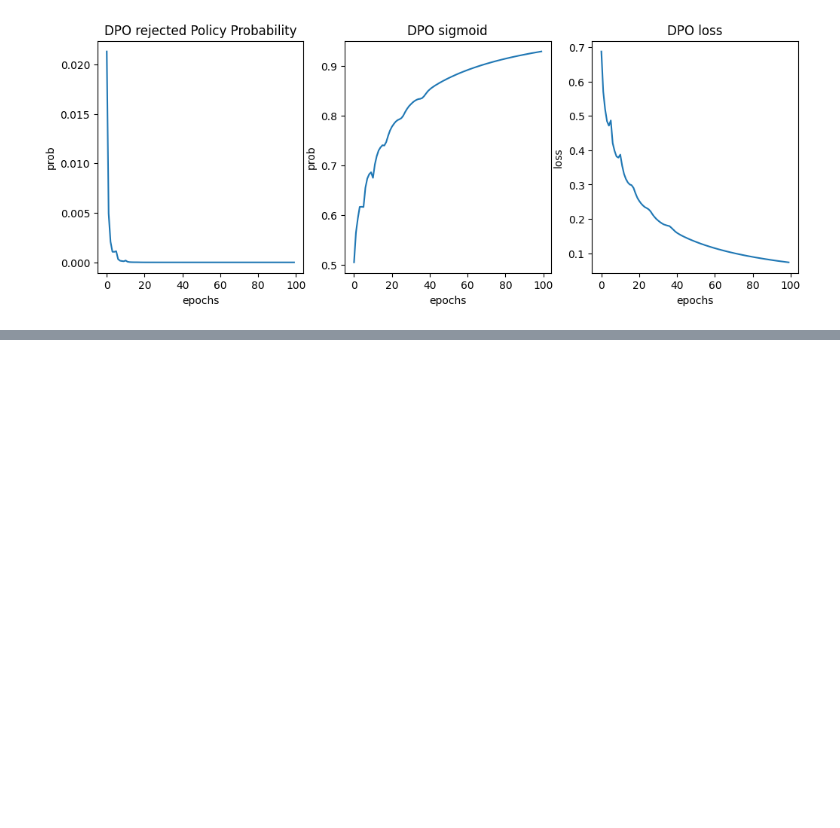
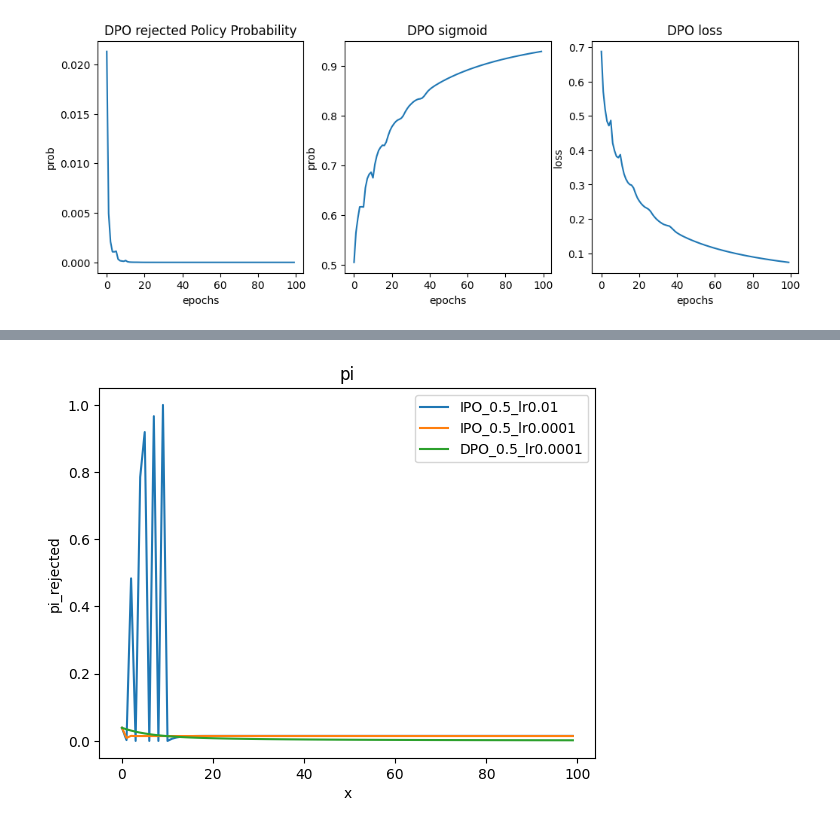
Before and after one commit to duani-excellence/MA-RLHF, a Jupyter notebook: notebook/DPO/DPO.ipynb, the cells around one changed output, grey strips where cells are left out. Cells and saved outputs as stored; diff of their text form; code cells hidden in the pictures; blank space fills up the shorter version.

```diff
--- a/notebook/DPO/DPO.ipynb
+++ b/notebook/DPO/DPO.ipynb
@@ -241,0 +262,21 @@ plt.show()
+# %%
+def get_logits(model, ref_model, x_chosen, x_rejected):
+    # forward get logits
+    with torch.no_grad():
+        logits_chosen_ref = ref_model(**x_chosen).logits
+        logits_rejected_ref = ref_model(**x_rejected).logits
+    logits_chosen = model(**x_chosen).logits
+    logits_rejected = model(**x_rejected).logits
+
+    # logits to logprob
+    probs_chosen_ref = get_probs(logits_chosen_ref, prompt_chosen)
+    probs_chosen = get_probs(logits_chosen, prompt_chosen)
+    probs_rejected_ref = get_probs(logits_rejected_ref, prompt_rejected)
+    probs_rejected = get_probs(logits_rejected, prompt_rejected)
+
+    # loss
+    # beta = 0.1
+    pi_logratios = probs_chosen - probs_rejected
+    ref_logratios = probs_chosen_ref - probs_rejected_ref
+    logits = pi_logratios - ref_logratios
+    return logits, probs_rejected
@@ -241,0 +372,10 @@ plt.show()
+# %%
+epochs = 100
+IPO_lr = 0.0001
+DPO_lr = 0.01
+model_tmp = copy.deepcopy(model)
+pi_1, _, _ = train_XPO(model_tmp, 0.5, 'IPO', epochs, 0.01) # IPO 用较大学习率容易训飞
+model_tmp = copy.deepcopy(model)
+pi_2, _, _ = train_XPO(model_tmp, 0.5, 'IPO', epochs, 0.001)
+model_tmp = copy.deepcopy(model)
+pi_3, _, _ = train_XPO(model_tmp, 0.5, 'DPO', epochs, 0.001)
@@ -241,0 +396,11 @@ plt.show()
+# %%
+x = range(len(pi_1))
+plt.plot(x, pi_1, label='IPO_0.5_lr0.01')
+plt.plot(x, pi_2, label='IPO_0.5_lr0.0001')
+plt.plot(x, pi_3, label='DPO_0.5_lr0.0001')
+plt.legend()
+plt.title('pi')
+plt.xlabel('x')
+plt.ylabel('pi_rejected')
+plt.show()
+# %% [output]
@@ -241,0 +408 @@ plt.show()
+[figure, added]
```
Also changed, not shown: parts of 12 cells of this notebook.
